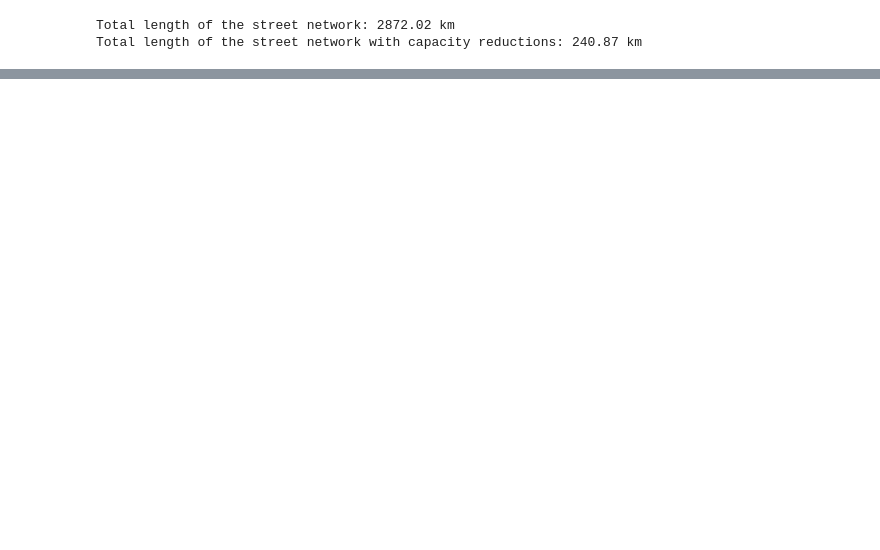
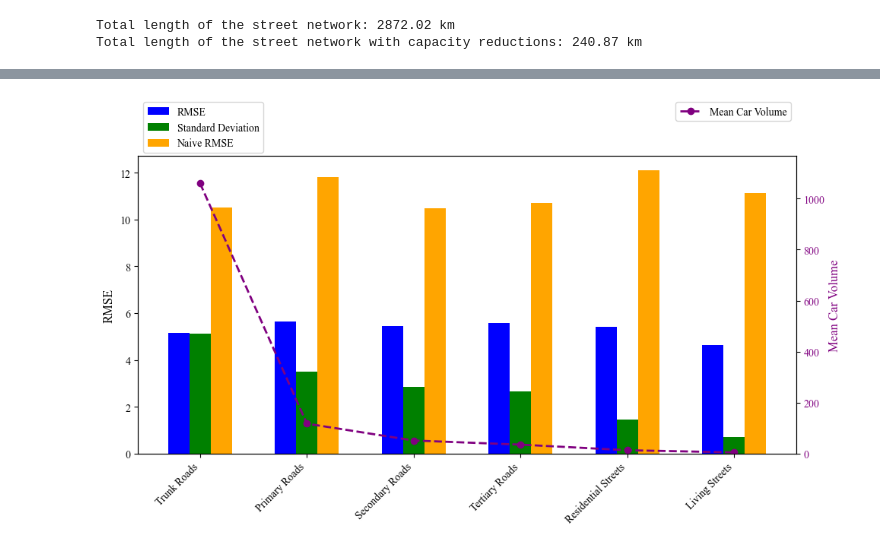
Before and after one commit to govindgoel/ml, a Jupyter notebook: scripts/testing_and_evaluation/map_model_outputs_to_gdf_test_set.ipynb, the cells around one changed output, grey strips where cells are left out. Cells and saved outputs as stored; diff of their text form; code cells hidden in the pictures; blank space fills up the shorter version.

Commit message:
added visualisation for model output

```diff
--- a/scripts/testing_and_evaluation/map_model_outputs_to_gdf_test_set.ipynb
+++ b/scripts/testing_and_evaluation/map_model_outputs_to_gdf_test_set.ipynb
@@ -373,0 +426,54 @@ Total length of the street network with capacity reductions: 240.87 km
+# %%
+import matplotlib.pyplot as plt
+import numpy as np
+
+# Data for the plot
+road_types = [
+    "Trunk Roads",
+    "Primary Roads",
+    "Secondary Roads",
+    "Tertiary Roads",
+    "Residential Streets",
+    "Living Streets",
+]
+
+rmse = [5.16, 5.64, 5.46, 5.58, 5.40, 4.65]
+std_dev = [5.12, 3.50, 2.85, 2.65, 1.46, 0.72]
+naive_rmse = [10.52, 11.81, 10.47, 10.71, 12.10, 11.13]
+mean_car_volume = [1060.73, 117.58, 51.46, 35.37, 13.27, 4.81]
+
+x = np.arange(len(road_types))  # x locations for the bars
+
+# Set font to Times New Roman
+plt.rcParams["font.family"] = "Times New Roman"
+
+# Plot for RMSE with Mean Car Volume overlay
+fig, ax1 = plt.subplots(figsize=(10, 6))
+
+# Bar plot for RMSE, Std. Dev., and Naive RMSE
+bar_width = 0.2
+ax1.bar(x - bar_width, rmse, width=bar_width, label="RMSE", color="blue")
+ax1.bar(x, std_dev, width=bar_width, label="Standard Deviation", color="green")
+ax1.bar(x + bar_width, naive_rmse, width=bar_width, label="Naive RMSE", color="orange")
+ax1.set_ylabel("RMSE", fontsize=12)
+ax1.set_xticks(x)
+ax1.set_xticklabels(road_types, rotation=45, ha="right")
+ax1.legend(loc="upper left", fontsize=10, bbox_to_anchor=(0, 1.2))  # Adjusted position to make the legend box higher
+
+# Second y-axis for Mean Car Volume
+ax2 = ax1.twinx()
+ax2.plot(x, mean_car_volume, label="Mean Car Volume", color="purple", marker="o", linestyle="dashed", linewidth=2)
+ax2.set_ylabel("Mean Car Volume", fontsize=12, color="purple")
+ax2.tick_params(axis="y", labelcolor="purple")
+ax2.set_ylim(0, max(mean_car_volume) * 1.1)  # Ensure the secondary y-axis starts at 0
+ax2.legend(loc="upper right", fontsize=10)
+ax2.legend(loc="upper right", fontsize=10, bbox_to_anchor=(1, 1.2))  # Adjusted position to make the legend box higher
+
+
+plt.savefig("rmse_with_mean_car_volume.png", dpi=300, bbox_inches="tight")
+
+# Tight layout and show plot
+plt.tight_layout()
+plt.show()
+# %% [output]
+[figure, added]
```
Also changed, not shown: parts of 2 cells of this notebook.
